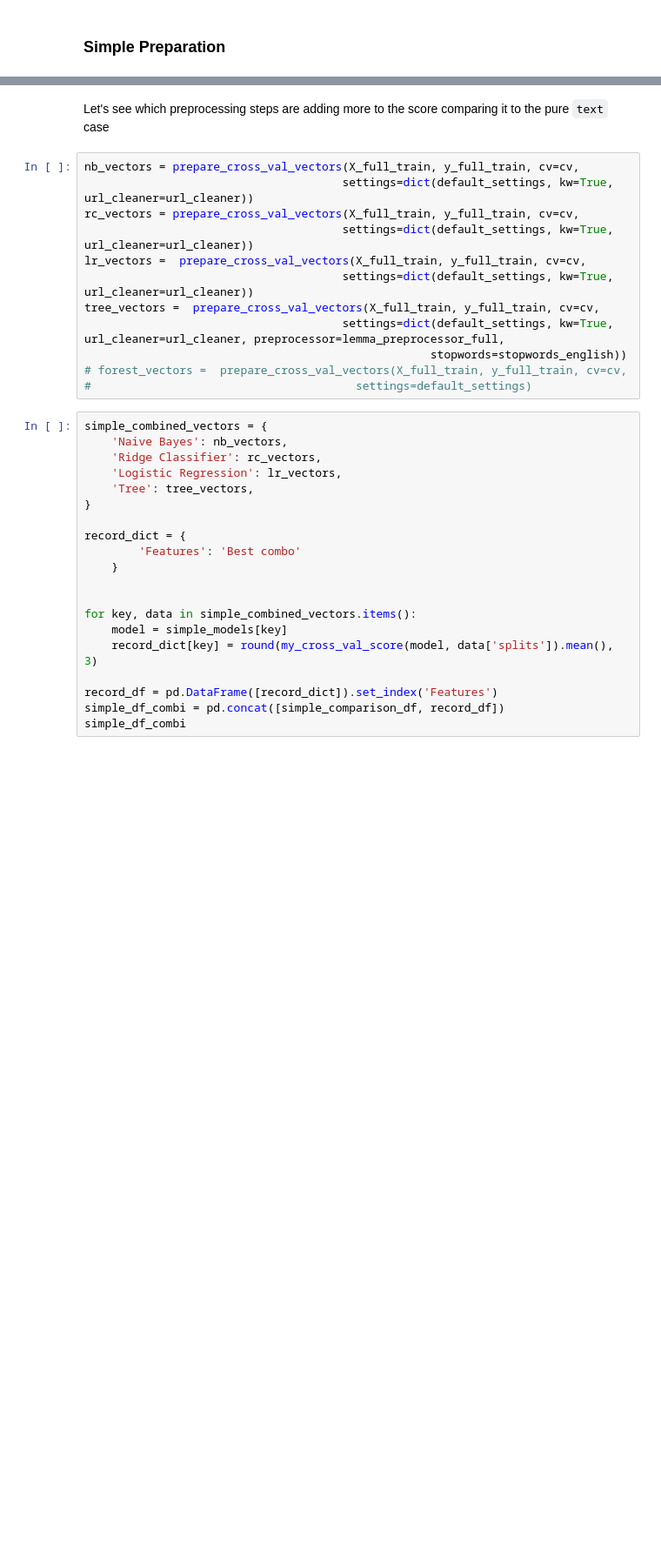
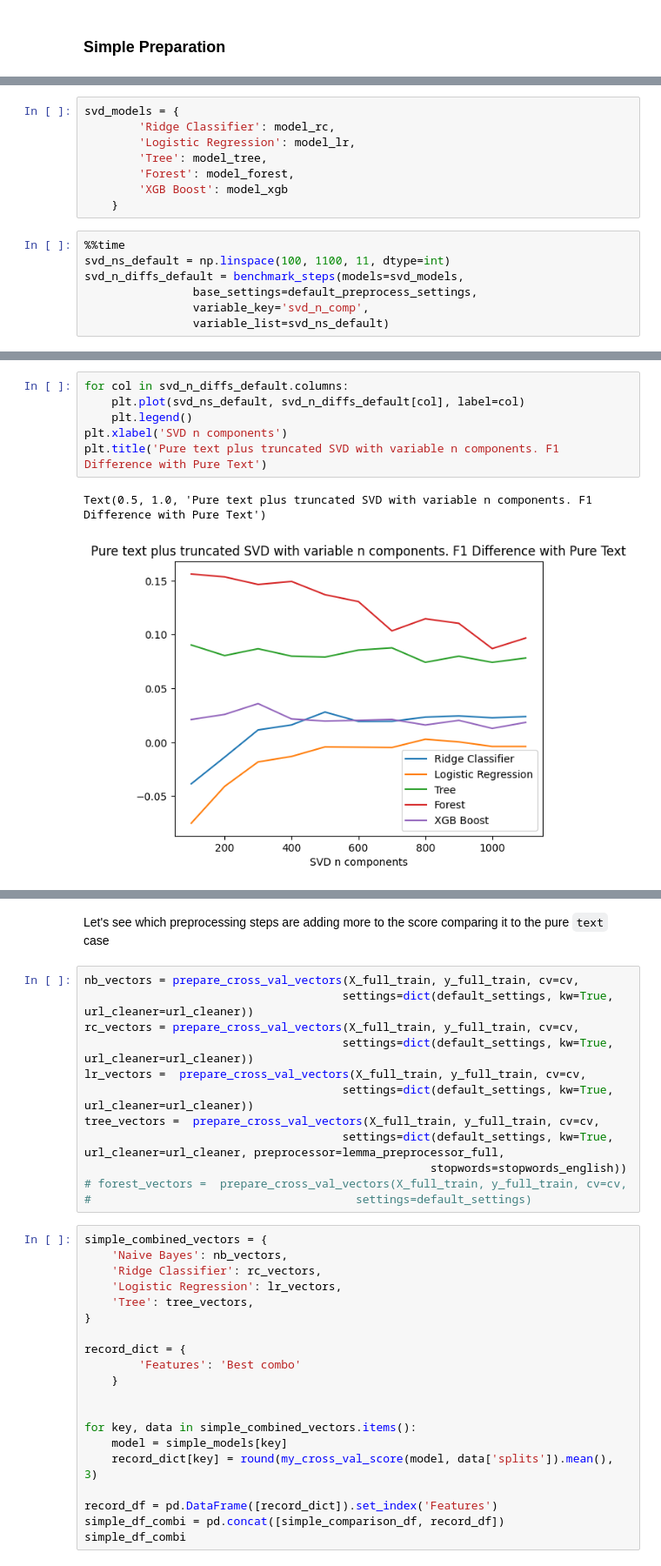
Before and after one commit to illyge/ml-zoomcamp-midterm-project, a Jupyter notebook: twitter_disasters.ipynb, the cells around one changed output, grey strips where cells are left out. Shown at 87% size. Saved outputs shown, nothing was run; the diff lists cells and outputs as text; blank space fills up the shorter version.

```diff
--- a/twitter_disasters.ipynb
+++ b/twitter_disasters.ipynb
@@ -853,0 +848,15 @@ simple_diffs
+# %%
+svd_models = {
+        'Ridge Classifier': model_rc,
+        'Logistic Regression': model_lr,
+        'Tree': model_tree,
+        'Forest': model_forest,
+        'XGB Boost': model_xgb
+    }
+# %%
+%%time
+svd_ns_default = np.linspace(100, 1100, 11, dtype=int)
+svd_n_diffs_default = benchmark_steps(models=svd_models,
+                base_settings=default_preprocess_settings,
+                variable_key='svd_n_comp',
+                variable_list=svd_ns_default)
@@ -853,0 +866,9 @@ simple_diffs
+# %%
+for col in svd_n_diffs_default.columns:
+    plt.plot(svd_ns_default, svd_n_diffs_default[col], label=col)
+    plt.legend()
+plt.xlabel('SVD n components')
+plt.title('Pure text plus truncated SVD with variable n components. F1 Difference with Pure Text')
+# %% [output]
+Text(0.5, 1.0, 'Pure text plus truncated SVD with variable n components. F1 Difference with Pure Text')
+[figure, added]
```
Also changed, not shown: parts of 36 cells of this notebook.
